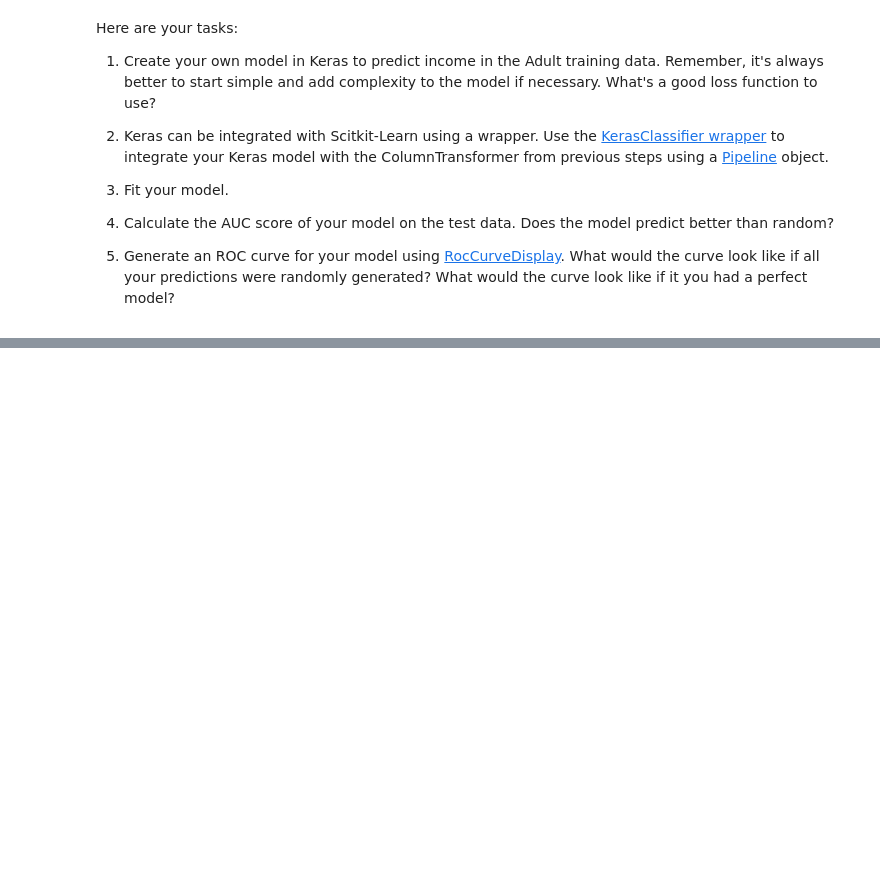
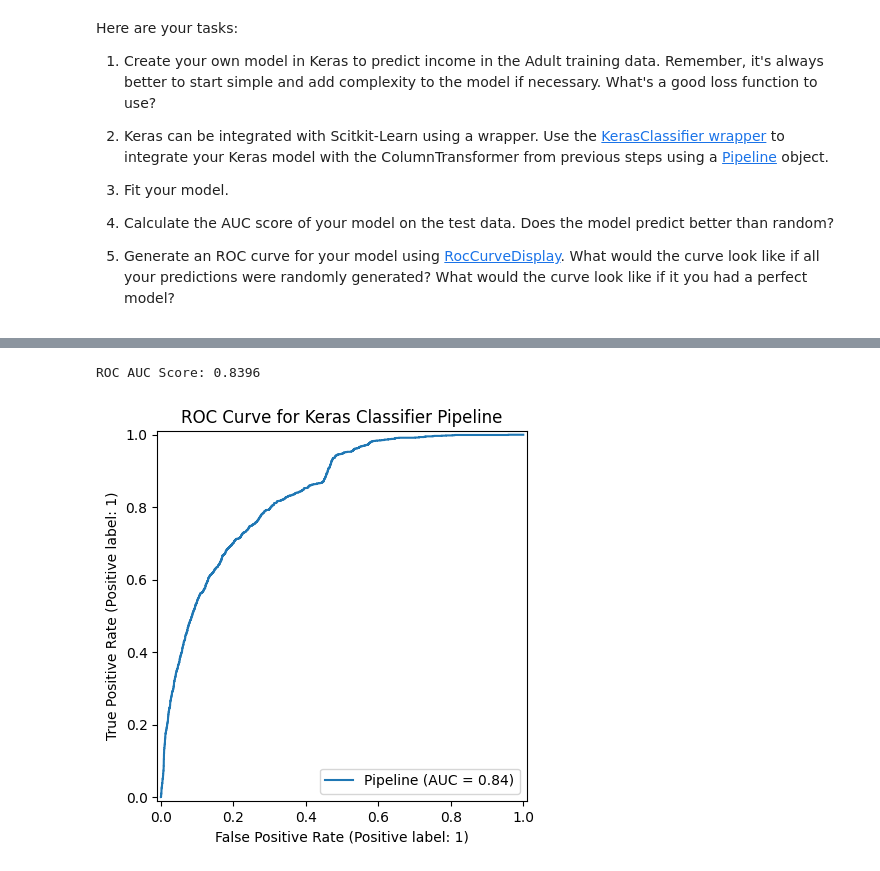
Before and after one commit to kthangap-g/Springboard, a Jupyter notebook: Student_MLE_MiniProject_Deep_Learning.ipynb, the cells around one changed output, grey strips where cells are left out. Saved outputs shown, nothing was run; the diff lists cells and outputs as text; code cells hidden in the pictures; blank space fills up the shorter version.

```diff
--- a/Student_MLE_MiniProject_Deep_Learning.ipynb
+++ b/Student_MLE_MiniProject_Deep_Learning.ipynb
@@ -446,18 +469,24 @@ Pipeline(steps=[('preprocessor',
 # Calculate the AUC score of your model on the test data.
 # Does the model predict better than random?
 
-# ROC AUC requires probability scores, not just class predictions
-y_pred_proba = keras_classifier.predict_proba(X_test)[:, 1] # Get probabilities for the positive class
+# Use the pipeline to get probability scores
+y_pred_proba = model_pipeline.predict_proba(X_test)[:, 1] # Get probabilities for the positive class
 
 # Calculate the ROC AUC score
 roc_auc = roc_auc_score(y_test, y_pred_proba)
 
 print(f"ROC AUC Score: {roc_auc:.4f}")
+# %% [output]
+ROC AUC Score: 0.8396
 # %%
 # Generate an ROC curve for your model.
 # Plot the ROC curve using RocCurveDisplay.from_estimator
-roc_display = RocCurveDisplay.from_estimator(pipeline, X_test, y_test)
+import matplotlib.pyplot as plt
+
+roc_display = RocCurveDisplay.from_estimator(model_pipeline, X_test, y_test)
 
 # Add title and show the plot
-plt.title('ROC Curve for Logistic Regression Pipeline')
+plt.title('ROC Curve for Keras Classifier Pipeline')
 plt.show()
+# %% [output]
+[figure, added]
```
Also changed, not shown: parts of 3 cells of this notebook.
